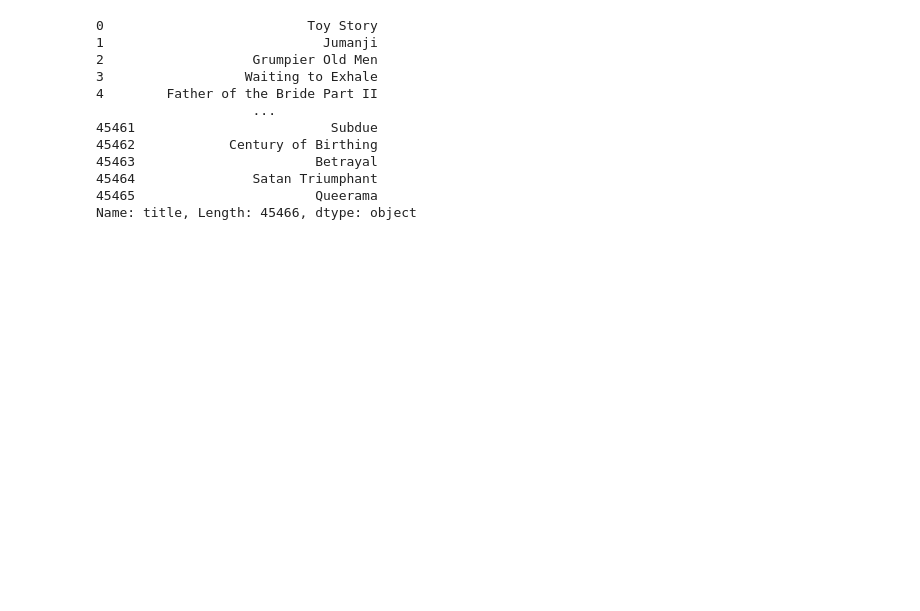
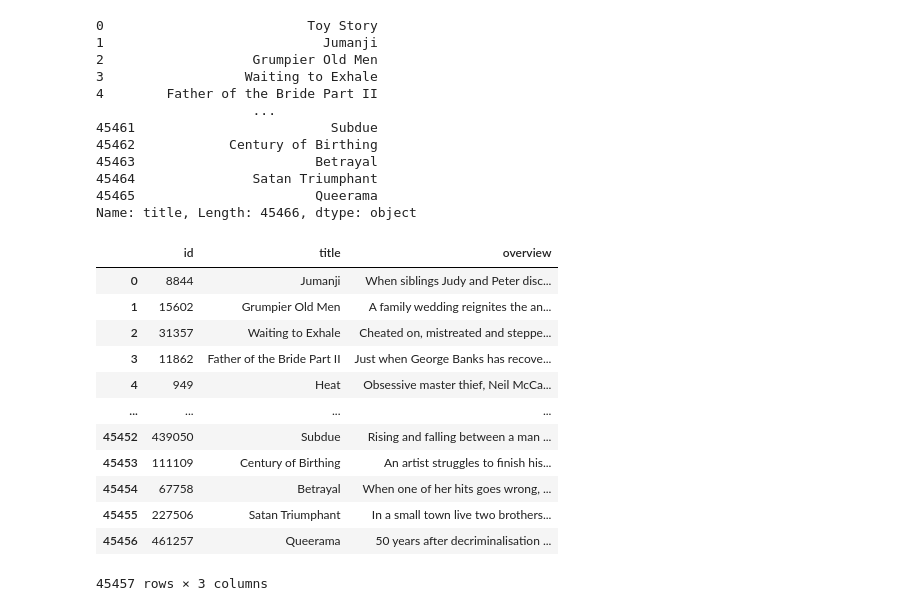
Before and after one commit to timgo13/Praxisprojekt, a Jupyter notebook: movie_archive_notebook.ipynb, the cells around one changed output. Cells and saved outputs as stored; diff of their text form; code cells hidden in the pictures; blank space fills up the shorter version.

```diff
--- a/movie_archive_notebook.ipynb
+++ b/movie_archive_notebook.ipynb
@@ -142,3 +182,24 @@ movies.title.apply(str)
 45464               Satan Triumphant
 45465                       Queerama
 Name: title, Length: 45466, dtype: object
+# %%
+df = movies.filter(['id','title','overview'], axis=1)
+# %%
+df = df[df['title'] != 'Toy Story']
+df = df.reset_index(drop=True)
+# %%
+df
+# %% [output]
+|  | id | title | overview |
+| 0 | 8844 | Jumanji | When siblings Judy and Peter disc... |
+| 1 | 15602 | Grumpier Old Men | A family wedding reignites the an... |
+| 2 | 31357 | Waiting to Exhale | Cheated on, mistreated and steppe... |
+| 3 | 11862 | Father of the Bride Part II | Just when George Banks has recove... |
+| 4 | 949 | Heat | Obsessive master thief, Neil McCa... |
+| ... | ... | ... | ... |
+| 45452 | 439050 | Subdue | Rising and falling between a man ... |
+| 45453 | 111109 | Century of Birthing | An artist struggles to finish his... |
+| 45454 | 67758 | Betrayal | When one of her hits goes wrong, ... |
+| 45455 | 227506 | Satan Triumphant | In a small town live two brothers... |
+| 45456 | 461257 | Queerama | 50 years after decriminalisation ... |
+45457 rows × 3 columns
```
Also changed, not shown: parts of 10 cells of this notebook, 6 other files.
